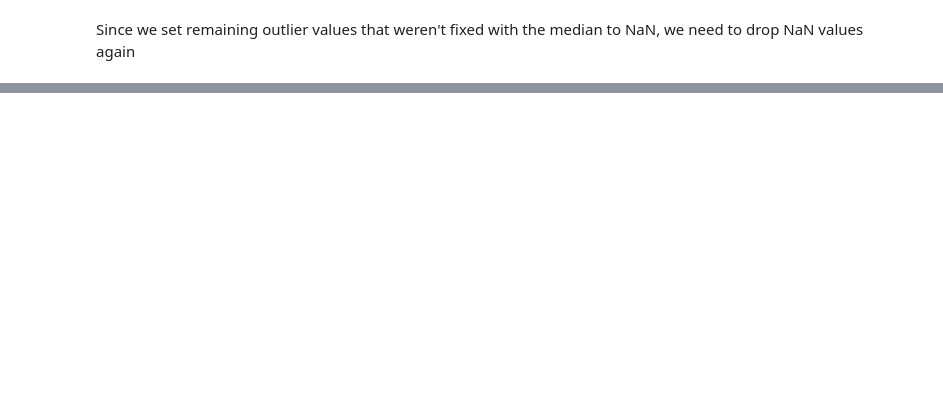
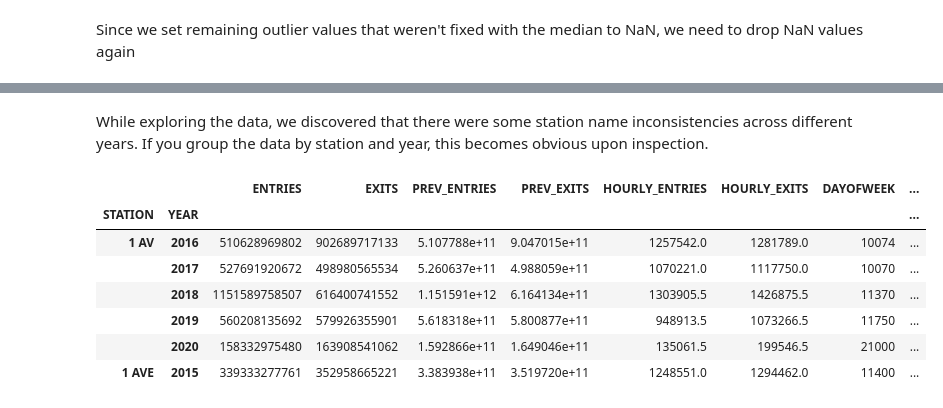
Before and after one commit to stephenjkaplan/metis-project1-mta, a Jupyter notebook: Data Acquisition & Cleaning.ipynb, the cells around one changed output, grey strips where cells are left out. Drawn from its saved outputs; the diff is of its cells as text; code cells hidden in the pictures; blank space fills up the shorter version.

```diff
--- a/Data Acquisition & Cleaning.ipynb
+++ b/Data Acquisition & Cleaning.ipynb
@@ -352,0 +291,16 @@ df_mta_clean.describe(include='all')
+# %% [markdown]
+While exploring the data, we discovered that there were some station name inconsistencies across different years. If you group the data by station and year, this becomes obvious upon inspection.
+# %%
+df_mta_clean['YEAR'] = df_mta_clean['DATETIME'].dt.year
+df_mta_stationyear = df_mta_clean.groupby(['STATION','YEAR']).sum()
+# %%
+df_mta_stationyear[0:6]
+# %% [output]
+|  |  | ENTRIES | EXITS | PREV_ENTRIES | PREV_EXITS | HOURLY_ENTRIES | HOURLY_EXITS | DAYOFWEEK | ... |
+| STATION | YEAR |  |  |  |  |  |  |  | ... |
+| 1 AV | 2016 | 510628969802 | 902689717133 | 5.107788e+11 | 9.047015e+11 | 1257542.0 | 1281789.0 | 10074 | ... |
+|  | 2017 | 527691920672 | 498980565534 | 5.260637e+11 | 4.988059e+11 | 1070221.0 | 1117750.0 | 10070 | ... |
+|  | 2018 | 1151589758507 | 616400741552 | 1.151591e+12 | 6.164134e+11 | 1303905.5 | 1426875.5 | 11370 | ... |
+|  | 2019 | 560208135692 | 579926355901 | 5.618318e+11 | 5.800877e+11 | 948913.5 | 1073266.5 | 11750 | ... |
+|  | 2020 | 158332975480 | 163908541062 | 1.592866e+11 | 1.649046e+11 | 135061.5 | 199546.5 | 21000 | ... |
+| 1 AVE | 2015 | 339333277761 | 352958665221 | 3.383938e+11 | 3.519720e+11 | 1248551.0 | 1294462.0 | 11400 | ... |
```
Also changed, not shown: parts of 27 cells of this notebook, 2 other files.
